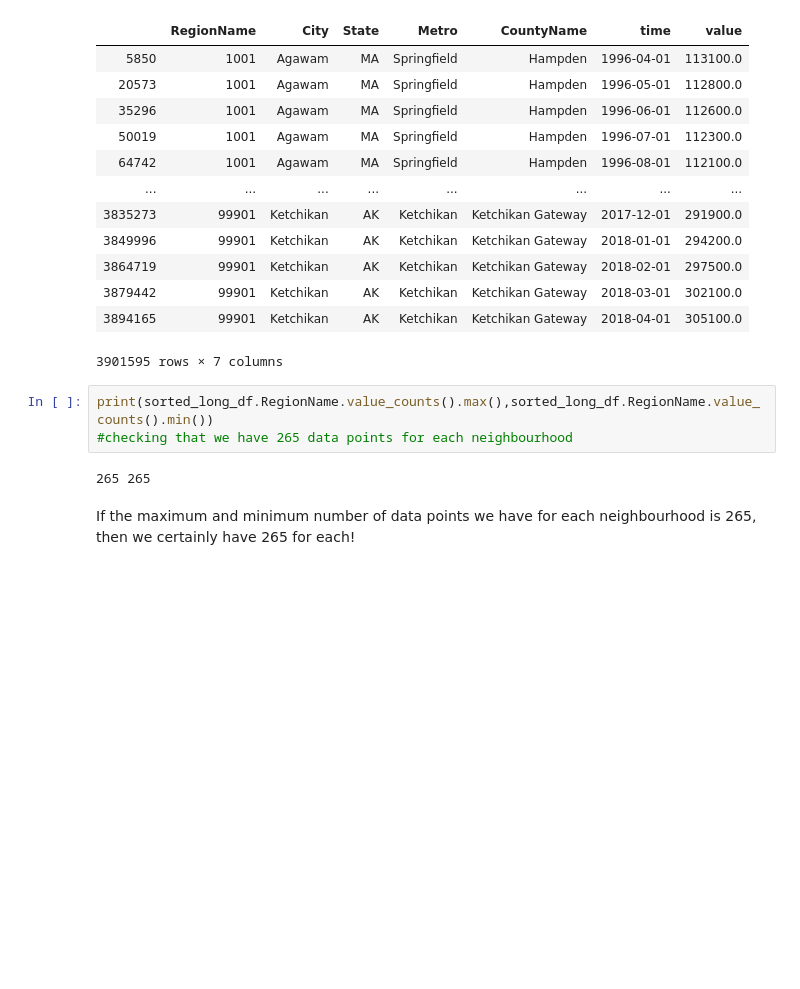
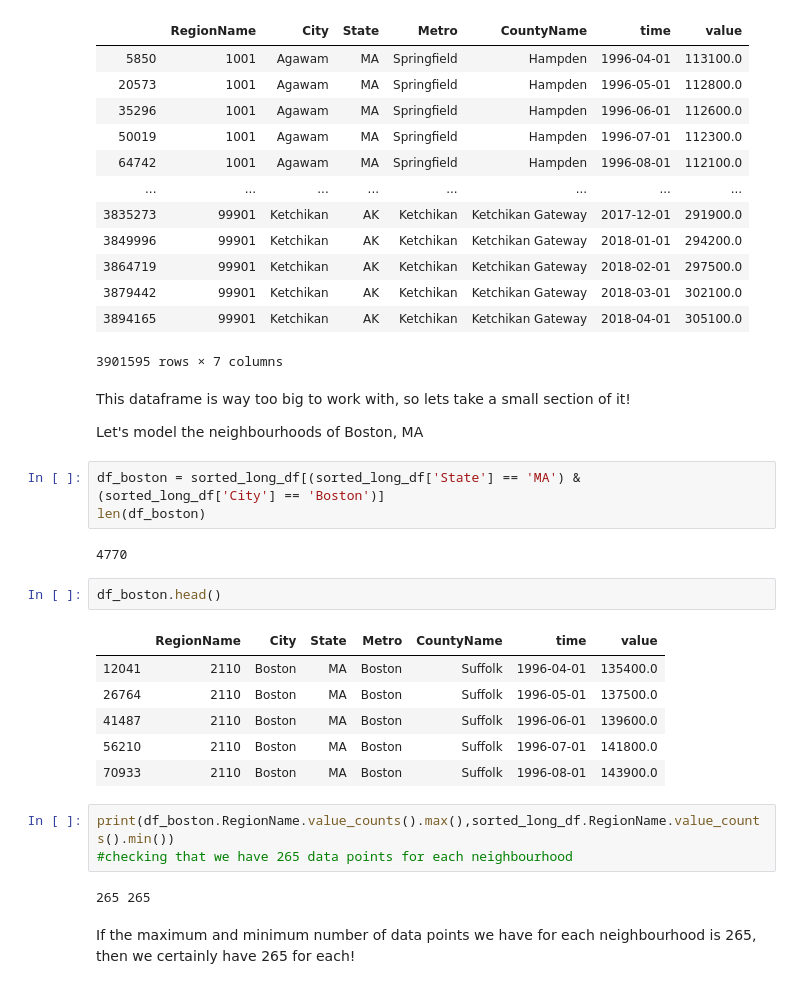
Before and after one commit to thomasribaroff/Mod4Project, a Jupyter notebook: Master.ipynb, the cells around one changed output. Cells and saved outputs as stored; diff of their text form; blank space fills up the shorter version.

```diff
--- a/Master.ipynb
+++ b/Master.ipynb
@@ -98,8 +98,26 @@ sorted_long_df
 | 3879442 | 99901 | Ketchikan | AK | Ketchikan | Ketchikan Gateway | 2018-03-01 | 302100.0 |
 | 3894165 | 99901 | Ketchikan | AK | Ketchikan | Ketchikan Gateway | 2018-04-01 | 305100.0 |
 3901595 rows × 7 columns
+# %% [markdown]
+This dataframe is way too big to work with, so lets take a small section of it!
+
+Let's model the neighbourhoods of Boston, MA
+# %%
+df_boston = sorted_long_df[(sorted_long_df['State'] == 'MA') & (sorted_long_df['City'] == 'Boston')]
+len(df_boston)
+# %% [output]
+4770
+# %%
+df_boston.head()
+# %% [output]
+|  | RegionName | City | State | Metro | CountyName | time | value |
+| 12041 | 2110 | Boston | MA | Boston | Suffolk | 1996-04-01 | 135400.0 |
+| 26764 | 2110 | Boston | MA | Boston | Suffolk | 1996-05-01 | 137500.0 |
+| 41487 | 2110 | Boston | MA | Boston | Suffolk | 1996-06-01 | 139600.0 |
+| 56210 | 2110 | Boston | MA | Boston | Suffolk | 1996-07-01 | 141800.0 |
+| 70933 | 2110 | Boston | MA | Boston | Suffolk | 1996-08-01 | 143900.0 |
 # %%
-print(sorted_long_df.RegionName.value_counts().max(),sorted_long_df.RegionName.value_counts().min())
+print(df_boston.RegionName.value_counts().max(),sorted_long_df.RegionName.value_counts().min())
 #checking that we have 265 data points for each neighbourhood
 # %% [output]
 265 265
```
Also changed, not shown: parts of 30 cells of this notebook, 1 other file.
